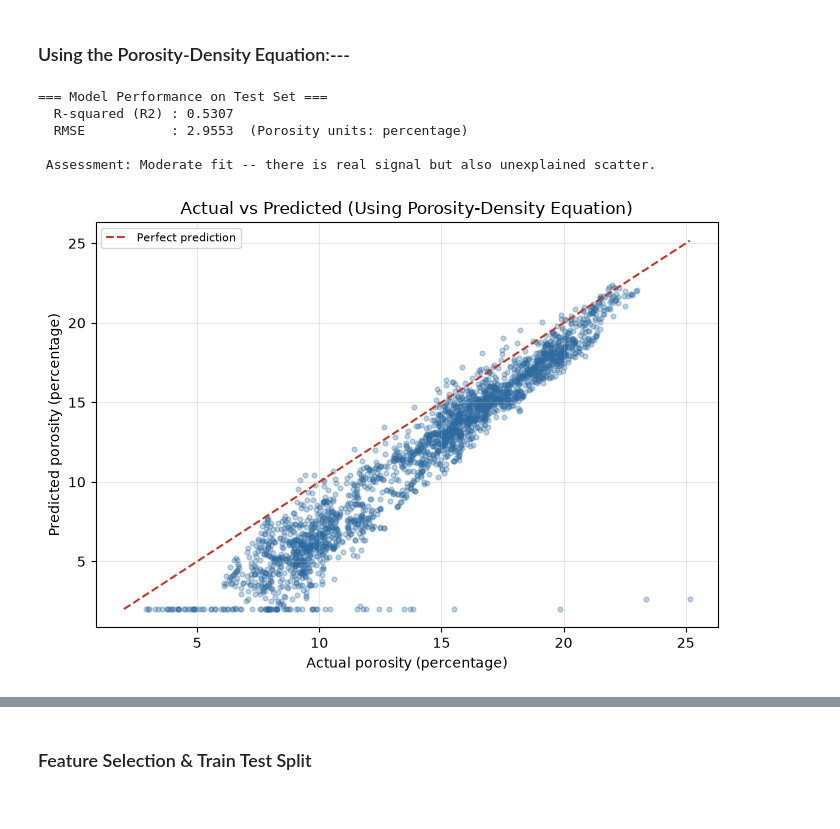
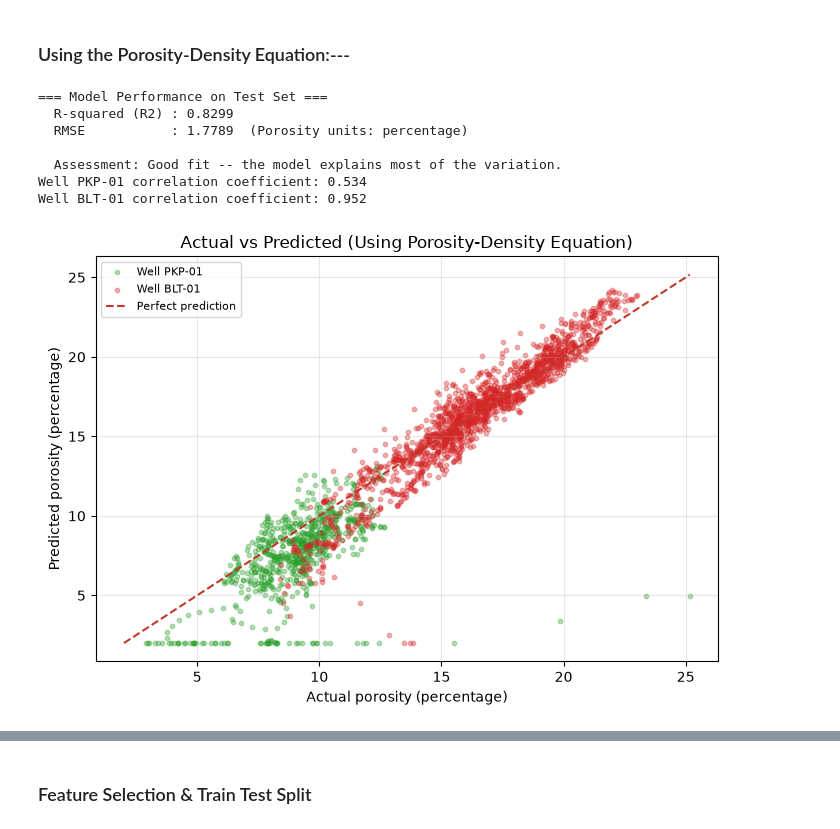
Before and after one commit to sadaraka-kadi/probable-eureka, a Jupyter notebook: notebooks/01_data_exploration.ipynb, the cells around one changed output, grey strips where cells are left out. Saved outputs shown, nothing was run; the diff lists cells and outputs as text; code cells hidden in the pictures.

```diff
--- a/notebooks/01_data_exploration.ipynb
+++ b/notebooks/01_data_exploration.ipynb
@@ -376,7 +376,7 @@ $$\phi = \frac{\rho_{ma} - \rho_b}{\rho_{ma} - \rho_{fl}} \times 100$$
 # 2.65 g/cc -quartz sandstone matrix density(2.65, 2.68)
 # 1.07 g/cc -saline formation brine density(1.07, 1.1)
 
-RHO_MA = 2.65
+RHO_MA = 2.69
 RHO_FL = 1.0
 
 df['physics_porosity_pct'] = (
@@ -387,3 +435,16 @@ df['physics_porosity_pct'] = (
+# %%
+# Slochteren Sandstone constants
+# 55.5 mu.s/ft -quartz sandstone matrix(55.5)
+# 185 mu.s/ft -saline formation brine (185, 190)
+
+DT_MA = 55.5
+DT_FL = 185
+
+df['sonic_porosity_pct'] = (
+    ((df["transit_time"] - DT_MA) / (DT_FL - DT_MA))
+    .clip(0.02, 1.0)
+    * 100
+)
 # %% [markdown]
 ### Correlation
 # %%
@@ -410,35 +479,50 @@ pp_r2   = r2_score(por_true, por_pred)
 pp_mse  = mean_squared_error(por_true, por_pred)
 pp_rmse = np.sqrt(pp_mse)
 
 print("=== Model Performance on Test Set ===")
 print(f"  R-squared (R2) : {pp_r2:.4f}")
 print(f"  RMSE           : {pp_rmse:.4f}  (Porosity units: percentage)")
 
 if pp_r2 > 0.7:
     print("\n  Assessment: Good fit -- the model explains most of the variation.")
 elif pp_r2 > 0.4:
     print("\n Assessment: Moderate fit -- there is real signal but also unexplained scatter.")
 else:
     print("\n Assessment: Weak fit -- a single feature is not enough to explain porosity variation.")
 
 # Step 6: Plot Actual vs Predicted
 fig, ax = plt.subplots(figsize=(7, 5))
-ax.scatter(por_true, por_pred, alpha=0.3, s=12, color="#2d6a9f")
+for i, well_id in enumerate(well_list):
+    well_df = df[df["well_id"] == well_id]
+    if well_df["porosity_pct"].notna().any() and well_df["physics_porosity_pct"].notna().any():
+        ax.scatter(
+            well_df["porosity_pct"],
+            well_df["physics_porosity_pct"],
+            alpha=0.35,
+            s=10,
+            color=colors[i % len(colors)],
+            label=f"Well {well_id}"
+        )
+        corr = well_df["porosity_pct"].corr(well_df["physics_porosity_pct"])
+        print(f"Well {well_id} correlation coefficient: {round(corr, 3)}")
+#ax.scatter(por_true, por_pred, alpha=0.3, s=12, color="#2d6a9f")
 min_val = min(por_true.min(), por_pred.min())
 max_val = max(por_true.max(), por_pred.max())
 ax.plot([min_val, max_val], [min_val, max_val], color="#c0392b", linewidth=1.5, linestyle="--", label="Perfect prediction")
 ax.set_xlabel("Actual porosity (percentage)")
 ax.set_ylabel("Predicted porosity (percentage)")
 ax.set_title("Actual vs Predicted (Using Porosity-Density Equation)")
 ax.legend(fontsize=8)
 ax.grid(True, alpha=0.3)
 
 plt.tight_layout()
 plt.show()
 # %% [output]
 === Model Performance on Test Set ===
-  R-squared (R2) : 0.5307
-  RMSE           : 2.9553  (Porosity units: percentage)
+  R-squared (R2) : 0.8299
+  RMSE           : 1.7789  (Porosity units: percentage)
 
- Assessment: Moderate fit -- there is real signal but also unexplained scatter.
+  Assessment: Good fit -- the model explains most of the variation.
+Well PKP-01 correlation coefficient: 0.534
+Well BLT-01 correlation coefficient: 0.952
-[figure, old version]
+[figure, new version]
```
Also changed, not shown: parts of 13 cells of this notebook.
